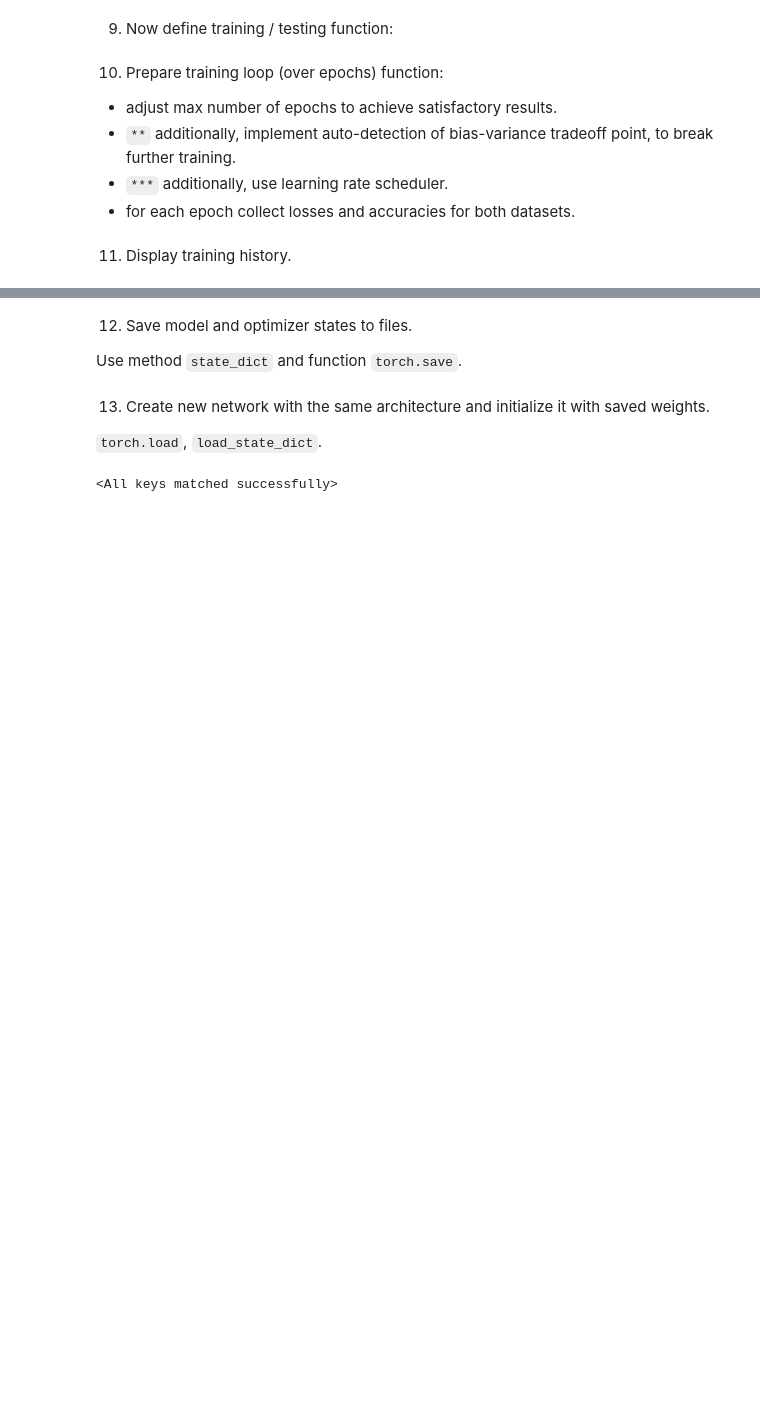
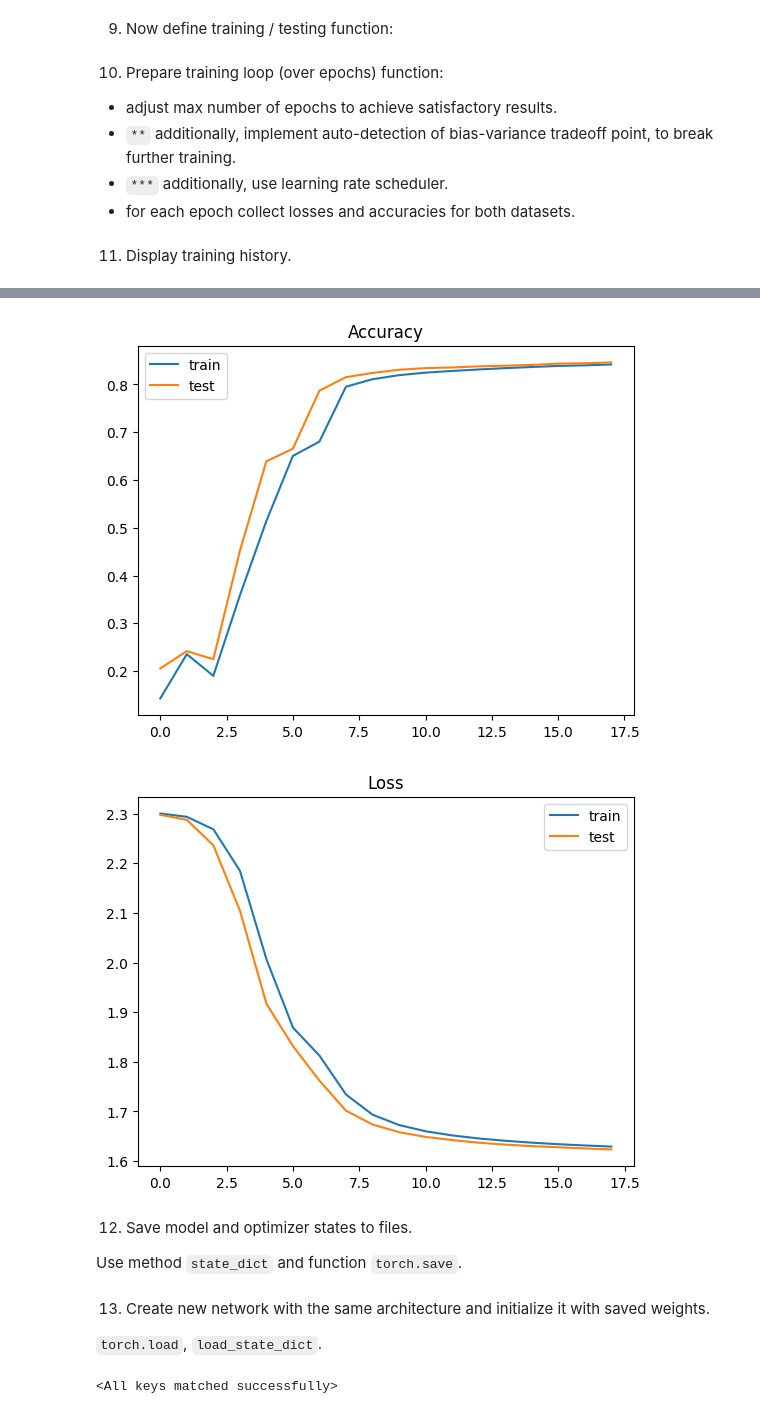
Before and after one commit to nmpluta/embedded_ai_course, a Jupyter notebook: pytorch/pytorch_intro.ipynb, the cells around one changed output, grey strips where cells are left out. Saved outputs shown, nothing was run; the diff lists cells and outputs as text; code cells hidden in the pictures; blank space fills up the shorter version.

```diff
--- a/pytorch/pytorch_intro.ipynb
+++ b/pytorch/pytorch_intro.ipynb
@@ -313,5 +317,6 @@ Use learning rate = 0.001
 # %%
-optimizer = torch.optim.SGD(net.parameters(), lr=0.001)
+# optimizer = torch.optim.SGD(net.parameters(), lr=0.001)
+optimizer = torch.optim.SGD(net.parameters(), lr=0.01)
 # %% [markdown]
 9. Now define training / testing function:
 # %%
@@ -510,3 +515,22 @@ Best train loss: 2.288250840632121
+# %%
+# plot accuracy test vs train and loss test vs train
+import matplotlib.pyplot as plt
+# plot accuracy
+plt.title('Accuracy')
+plt.plot(train_accuracies, label='train')
+plt.plot(test_accuracies, label='test')
+plt.legend()
+plt.show()
+
+# plot loss
+plt.title('Loss')
+plt.plot(train_losses, label='train')
+plt.plot(test_losses, label='test')
+plt.legend()
+plt.show()
+# %% [output]
+[figure, added]
+[figure, added]
 # %% [markdown]
 12. Save model and optimizer states to files.
 
```
Also changed, not shown: parts of 16 cells of this notebook, 4 other files.
